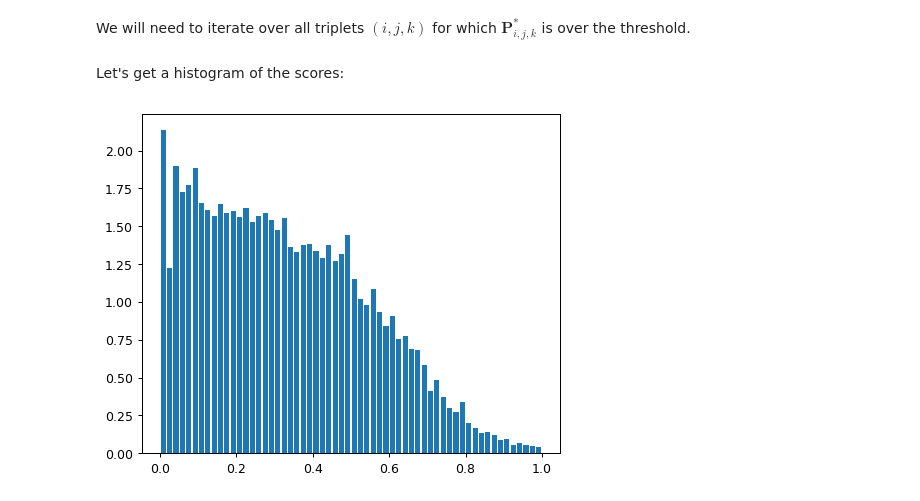
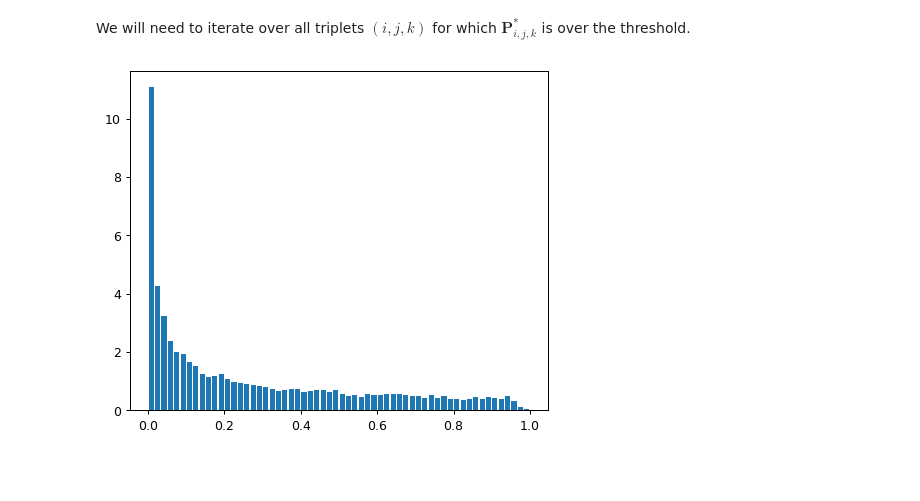
Before and after one commit to ManifoldFR/mva-optimaltransport, a Jupyter notebook: project/sinkhorn_example.ipynb, the cells around one changed output. Cells and saved outputs as stored; diff of their text form; code cells hidden in the pictures; blank space fills up the shorter version.

```diff
--- a/project/sinkhorn_example.ipynb
+++ b/project/sinkhorn_example.ipynb
@@ -248,6 +243,3 @@ Full cost matrix shape: (30, 25, 25)
-# %%
-kappa = 1.5
-cost_mat[:] = cost_mat1 + cost_mat2 + kappa * cost_mat3
 # %%
 mus_ = mu1, mu2, mu3 = [np.ones(s)/s for s in [n, m, p]]
 # %% [markdown]
@@ -353,14 +360,14 @@ We will need to iterate over all triplets $(i,j,k)$ for which $\mathbf P^*_{i,j,
 # %%
 index_set = np.argwhere(plan_three > threshold)
 
-beta = 200
+beta = 50
 score = (plan_three / plan_max) ** (1/beta)
+
+# Let's get a histogram of the scores:
+
+plt.hist(score.flatten(), bins=60, rwidth=.8, density=True);
+# %% [output]
+[figure, added]
-# %% [markdown]
-Let's get a histogram of the scores:
-# %%
-plt.hist(score.flatten(), bins=60, rwidth=.8, density=True);
-# %% [output]
-[figure, removed]
 # %%
 fig = plt.figure(figsize=(5, 6))
 s1_ = plt.scatter(*x.T, s=15)
```
Also changed, not shown: parts of 14 cells of this notebook, 7 other files.
